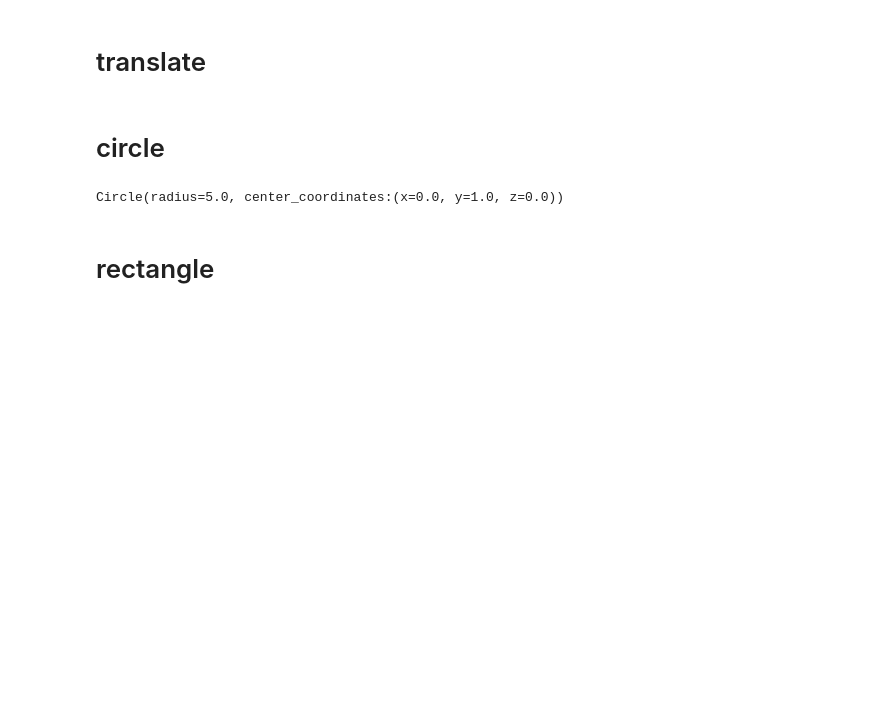
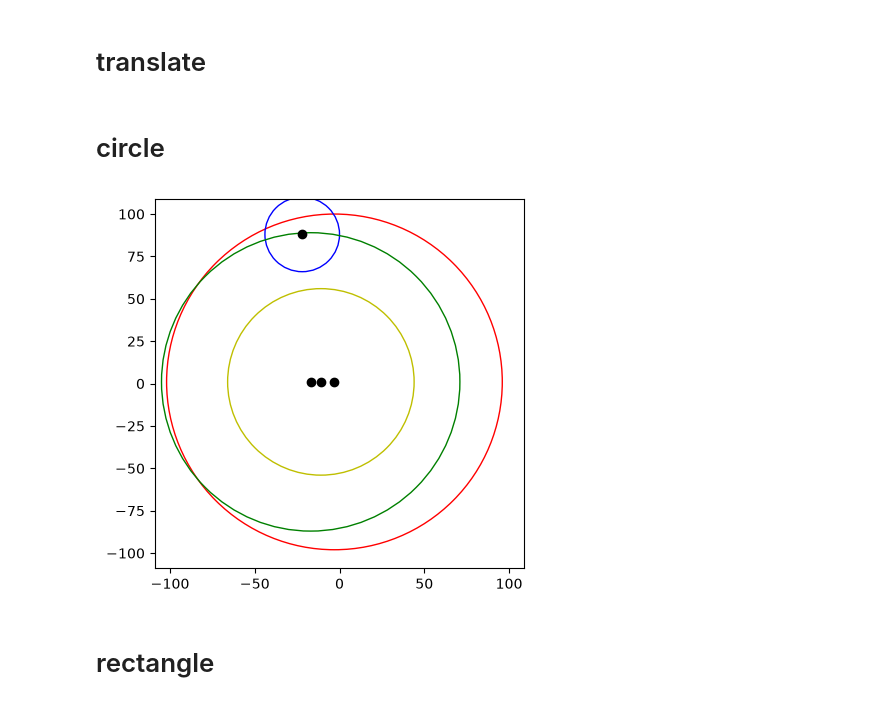
Before and after one commit to Titanarum242/Lab_2_oop_magnus_akerman, a Jupyter notebook: manda_test.ipynb, the cells around one changed output. Saved outputs shown, nothing was run; the diff lists cells and outputs as text; code cells hidden in the pictures; blank space fills up the shorter version.

Commit message:
added some plotting, working copy

```diff
--- a/manda_test.ipynb
+++ b/manda_test.ipynb
@@ -74,36 +74,65 @@ class Circle:
         self._translate = Translate
 
         if not isinstance(self._radius, (int, float)):
                 raise TypeError(f"Expected int or float, got {type(self._radius).__name__}")
         if self._radius <= 0:
                 raise ValueError("Radius must be a positive number")
 
     @property
     def area(self) -> float:
         return np.pi * self._radius ** 2
 
     @property
     def circumference(self) -> float:
         return 2 * np.pi * self._radius
     @property
     def circle_center(self) -> Translate:
         return self._translate
     @property
     def check_unity(self) -> bool:
         return self._radius == 1.0
 
     def __eq__(self, other):
         if not isinstance(other, Circle):
             return NotImplemented
         return self._radius == other._radius and self._translate == other._translate
 
     def __repr__(self) -> str:
         return f"Circle(radius={self._radius}, center_coordinates:{self._translate})"
 
-c1=Circle(5.0, Translate(0,1))
-print(c1)
+c1=Circle(99.0, Translate(-3,1))
+c2=Circle(22.0, Translate(-22,88))
+c3=Circle(55.0, Translate(-11,1))
+c4=Circle(88.0, Translate(-17,1))
+
+import matplotlib.pyplot as plt
+
+
+circles = [c1, c2, c3, c4]
+
+colors = ['r', 'b', 'y', 'g']
+
+fig, ax = plt.subplots()
+
+for circle, color in zip(circles, colors):
+
+
+    patch = plt.Circle((circle.circle_center[0], circle.circle_center[1]), circle._radius, color=color, fill=False)
+
+    ax.plot(circle.circle_center[0], circle.circle_center[1], 'o', color='black')
+    ax.add_patch(patch)
+
+    max_radius = max(c._radius for c in circles)
+
+    ax.set_xlim(-10 - max_radius, 10 + max_radius)
+
+    ax.set_ylim(-10 - max_radius, 10 + max_radius)
+
+    ax.set_aspect('equal')
+
+plt.show()
 # %% [output]
-Circle(radius=5.0, center_coordinates:(x=0.0, y=1.0, z=0.0))
+[figure, added]
 # %% [markdown]
 # rectangle
 # %%
```
Also changed, not shown: parts of 3 cells of this notebook.
